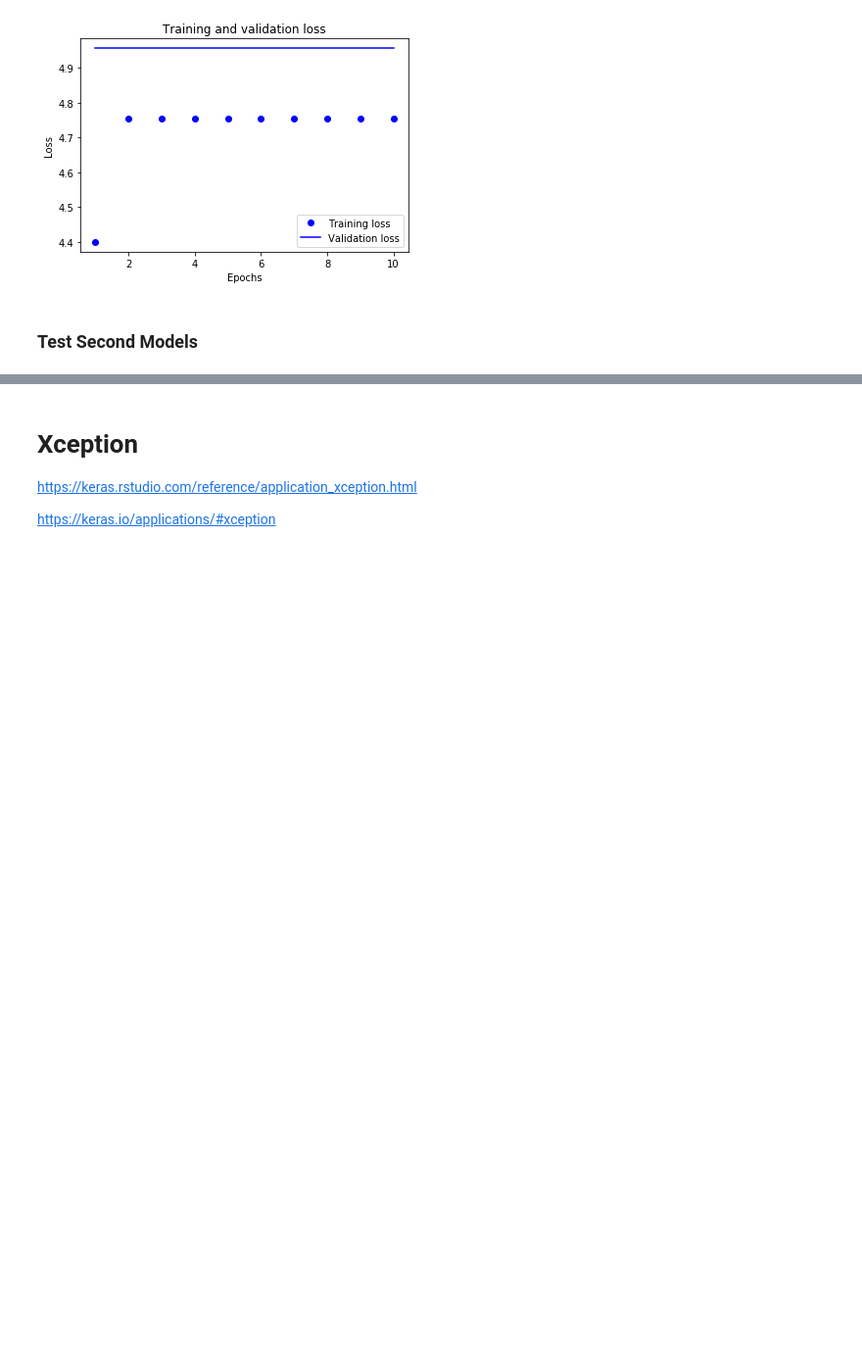
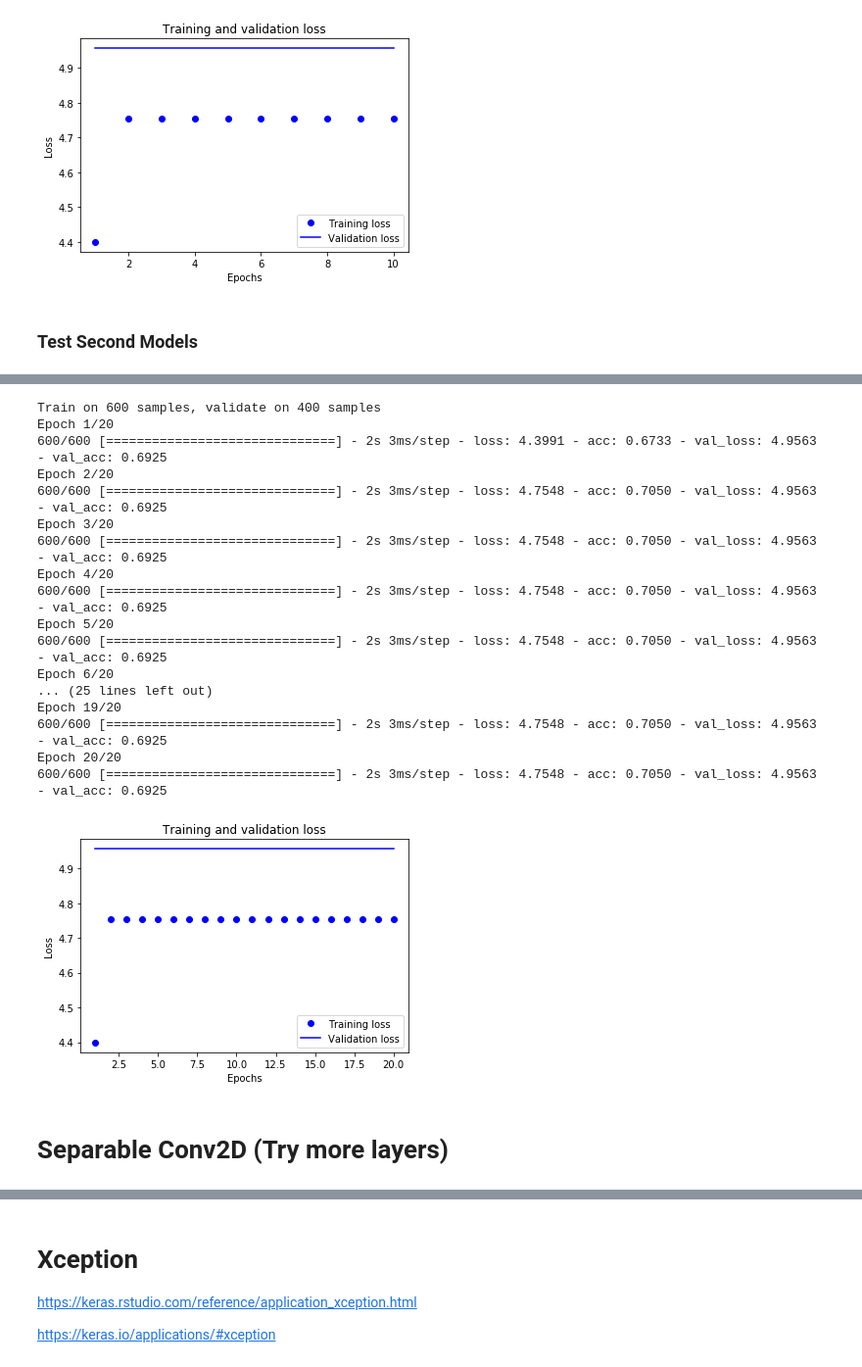
Before and after one commit to clintko/Proj_SingleCell, a Jupyter notebook: 03 Run CNN on tSNE Image.ipynb, the cells around one changed output, grey strips where cells are left out. Shown: that part at 98% size. Cells and saved outputs as stored; diff of their text form; code cells hidden in the pictures; blank space fills up the shorter version.

Commit message:
add seperable Conv2D examples

```diff
--- a/03 Run CNN on tSNE Image.ipynb
+++ b/03 Run CNN on tSNE Image.ipynb
@@ -462,0 +515,45 @@ plt.show()
+# %%
+#history = model.fit(train_images, train_labels, epochs=5, batch_size=64)
+history = model.fit(train_images,
+                    train_labels,
+                    epochs=20,
+                    batch_size=64,
+                    validation_data=(test_images, test_labels))
+
+acc      = history.history['acc']
+val_acc  = history.history['val_acc']
+loss     = history.history['loss']
+val_loss = history.history['val_loss']
+epochs = range(1, len(acc) + 1)
+
+# "bo" is for "blue dot"
+plt.plot(epochs, loss, 'bo', label='Training loss')
+# b is for "solid blue line"
+plt.plot(epochs, val_loss, 'b', label='Validation loss')
+plt.title('Training and validation loss')
+plt.xlabel('Epochs')
+plt.ylabel('Loss')
+plt.legend()
+
+plt.show()
+# %% [output]
+Train on 600 samples, validate on 400 samples
+Epoch 1/20
+600/600 [==============================] - 2s 3ms/step - loss: 4.3991 - acc: 0.6733 - val_loss: 4.9563 - val_acc: 0.6925
+Epoch 2/20
+600/600 [==============================] - 2s 3ms/step - loss: 4.7548 - acc: 0.7050 - val_loss: 4.9563 - val_acc: 0.6925
+Epoch 3/20
+600/600 [==============================] - 2s 3ms/step - loss: 4.7548 - acc: 0.7050 - val_loss: 4.9563 - val_acc: 0.6925
+Epoch 4/20
+600/600 [==============================] - 2s 3ms/step - loss: 4.7548 - acc: 0.7050 - val_loss: 4.9563 - val_acc: 0.6925
+Epoch 5/20
+600/600 [==============================] - 2s 3ms/step - loss: 4.7548 - acc: 0.7050 - val_loss: 4.9563 - val_acc: 0.6925
+Epoch 6/20
+... (25 lines left out)
+Epoch 19/20
+600/600 [==============================] - 2s 3ms/step - loss: 4.7548 - acc: 0.7050 - val_loss: 4.9563 - val_acc: 0.6925
+Epoch 20/20
+600/600 [==============================] - 2s 3ms/step - loss: 4.7548 - acc: 0.7050 - val_loss: 4.9563 - val_acc: 0.6925
+[figure, added]
+# %% [markdown]
+# Separable Conv2D (Try more layers)
```
Also changed, not shown: parts of 13 cells of this notebook, 2 other files.
